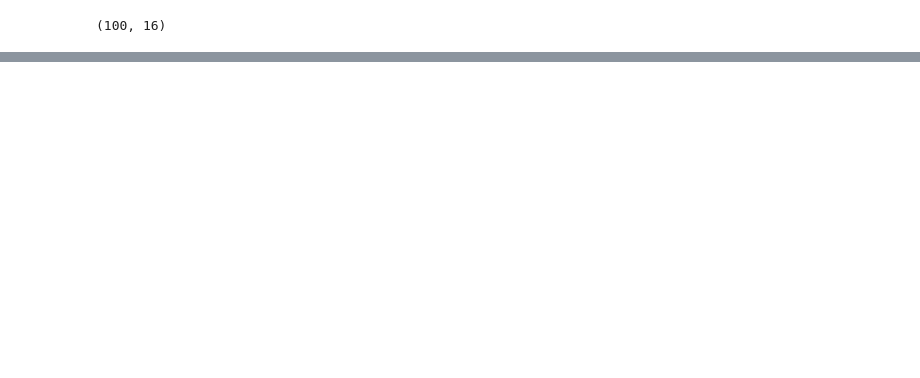
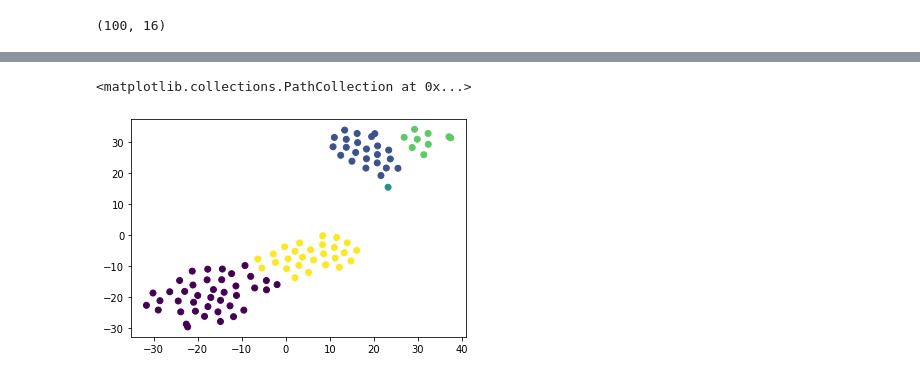
Before and after one commit to moshcohen/neuralStudy, a Jupyter notebook: visualize_ct_dicom_data.ipynb, the cells around one changed output, grey strips where cells are left out. Cells and saved outputs as stored; diff of their text form; code cells hidden in the pictures; blank space fills up the shorter version.

Commit message:
Created using Colaboratory kmeans

```diff
--- a/visualize_ct_dicom_data.ipynb
+++ b/visualize_ct_dicom_data.ipynb
@@ -713,0 +704,4 @@ plt.savefig('gdrive/My Drive/ct_dicom_stne/base_net_10_epoch.png')
+# %%
+km = KMeans(n_clusters=5)
+# %%
+km_pred = km.fit_predict(all_pred)
@@ -713,0 +710,6 @@ plt.savefig('gdrive/My Drive/ct_dicom_stne/base_net_10_epoch.png')
+# %%
+plt.scatter(x=x_t[:,0],y=x_t[:,1],c=km_pred)
+# plt.savefig('gdrive/My Drive/ct_dicom_stne/base_net_{}_epoch_{}_kmeans5.png'.format(epochs,now))
+# %% [output]
+<matplotlib.collections.PathCollection at 0x...>
+[figure, added]
```
Also changed, not shown: parts of 19 cells of this notebook.
